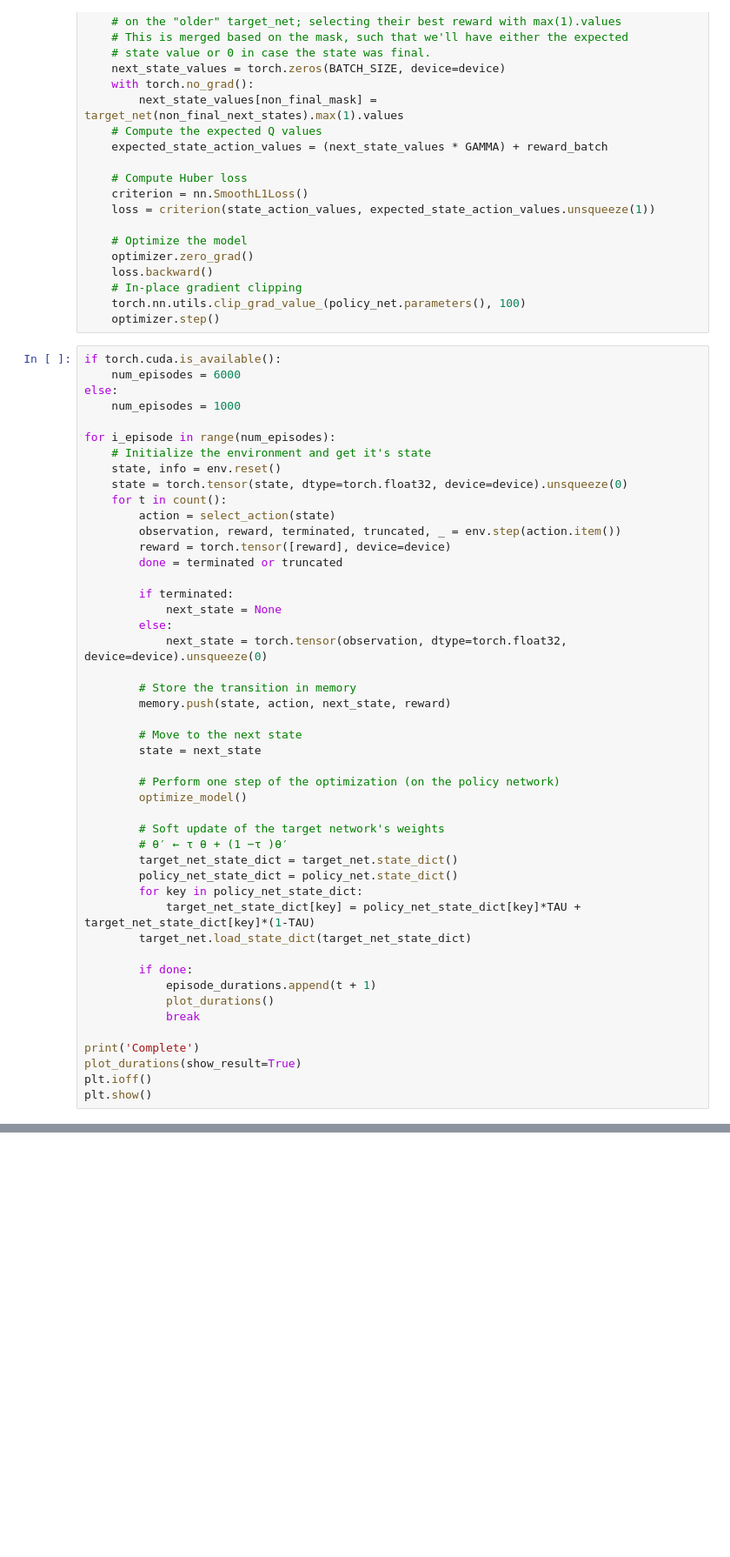
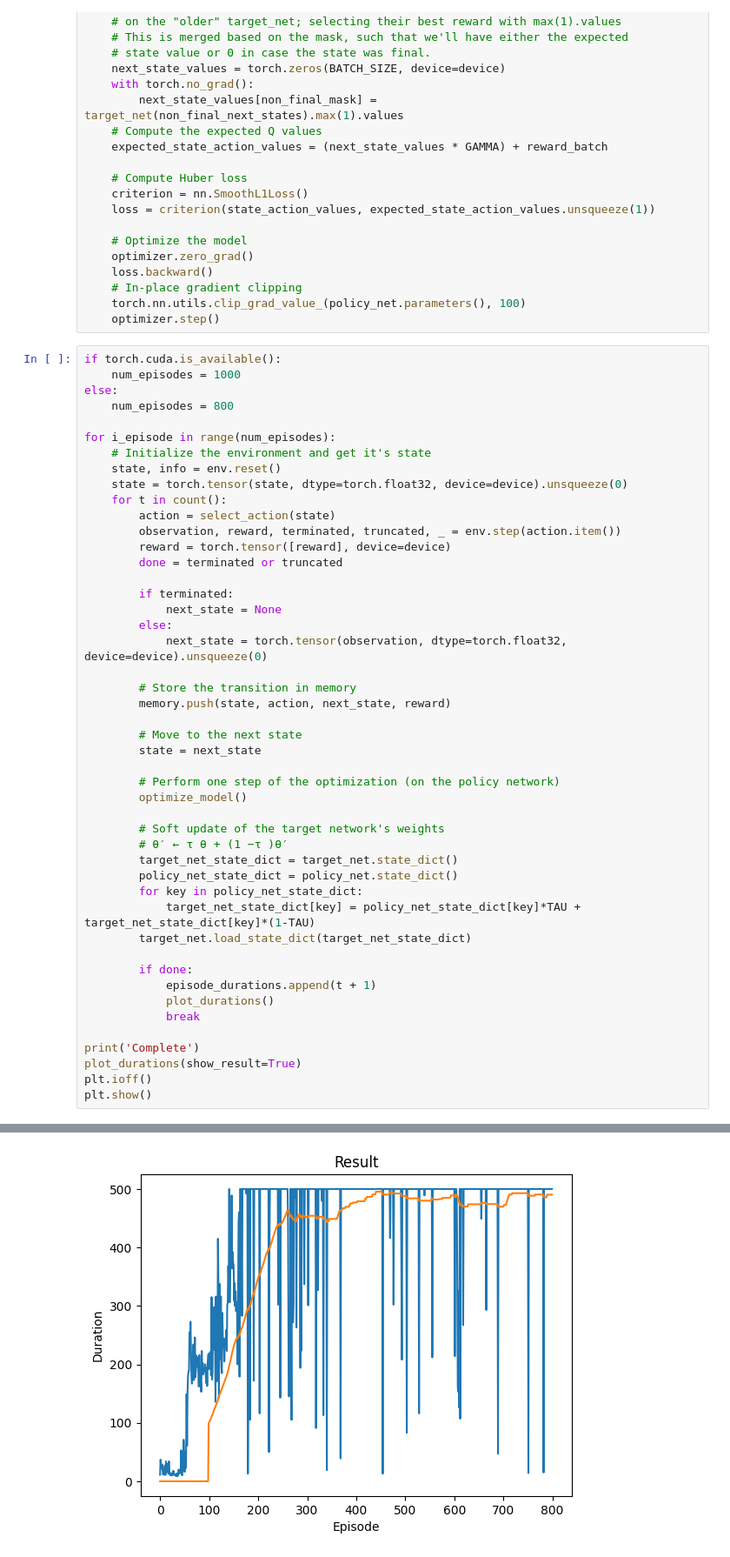
Before and after one commit to yshenbj/rl, a Jupyter notebook: dqn_demo.ipynb, the cells around one changed output, grey strips where cells are left out. Shown at 87% size. Saved outputs shown, nothing was run; the diff lists cells and outputs as text; blank space fills up the shorter version.

```diff
--- a/dqn_demo.ipynb
+++ b/dqn_demo.ipynb
@@ -181,9 +181,9 @@ def optimize_model():
     optimizer.step()
 # %%
 if torch.cuda.is_available():
-    num_episodes = 6000
+    num_episodes = 1000
 else:
-    num_episodes = 1000
+    num_episodes = 800
 
 for i_episode in range(num_episodes):
     # Initialize the environment and get it's state
@@ -231 +231,2 @@ KeyboardInterrupt:
+[figure, added]
 <Figure size 640x480 with 0 Axes>
```
Also changed, not shown: parts of 1 cell of this notebook, 1 other file.
